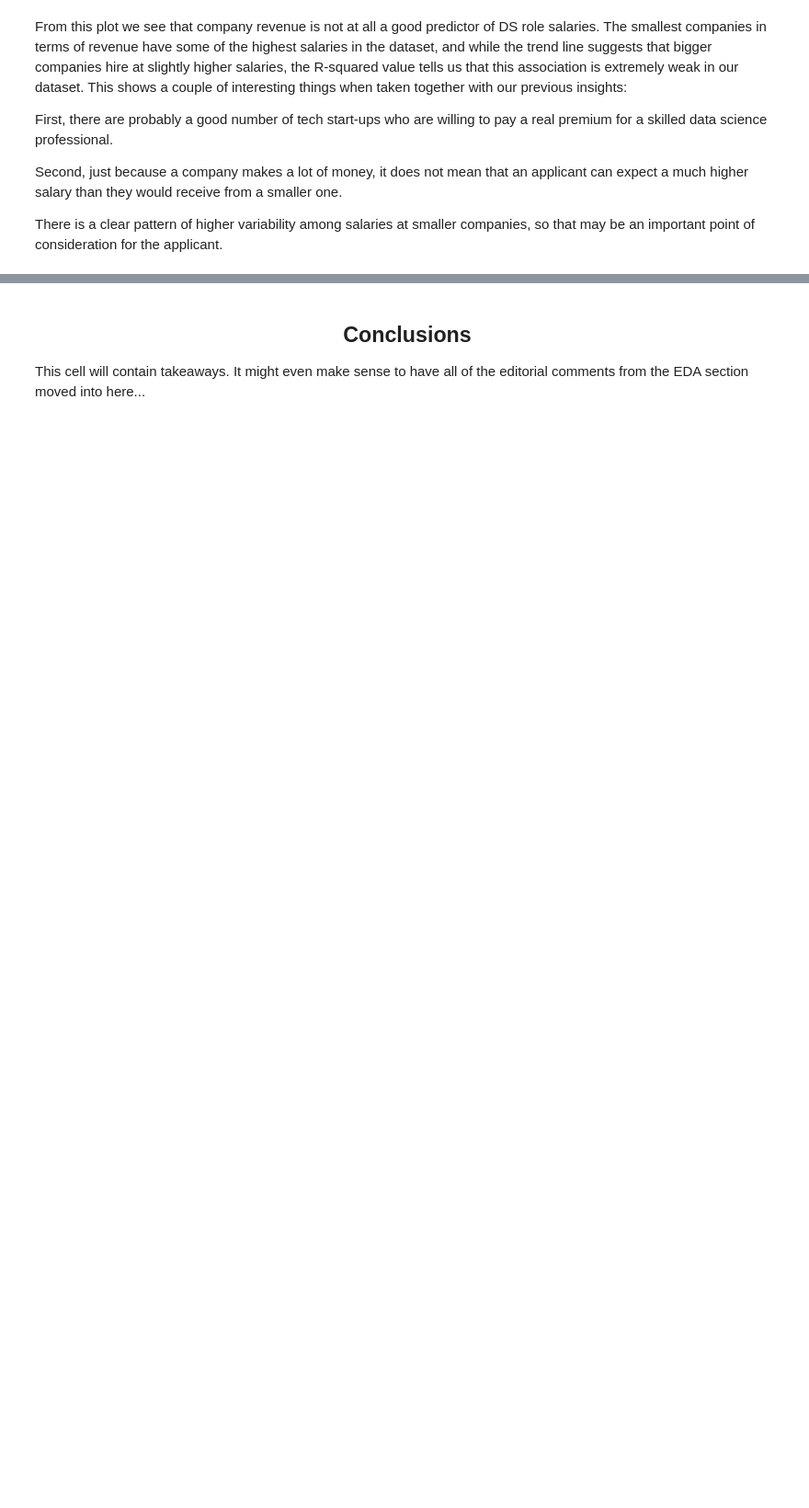
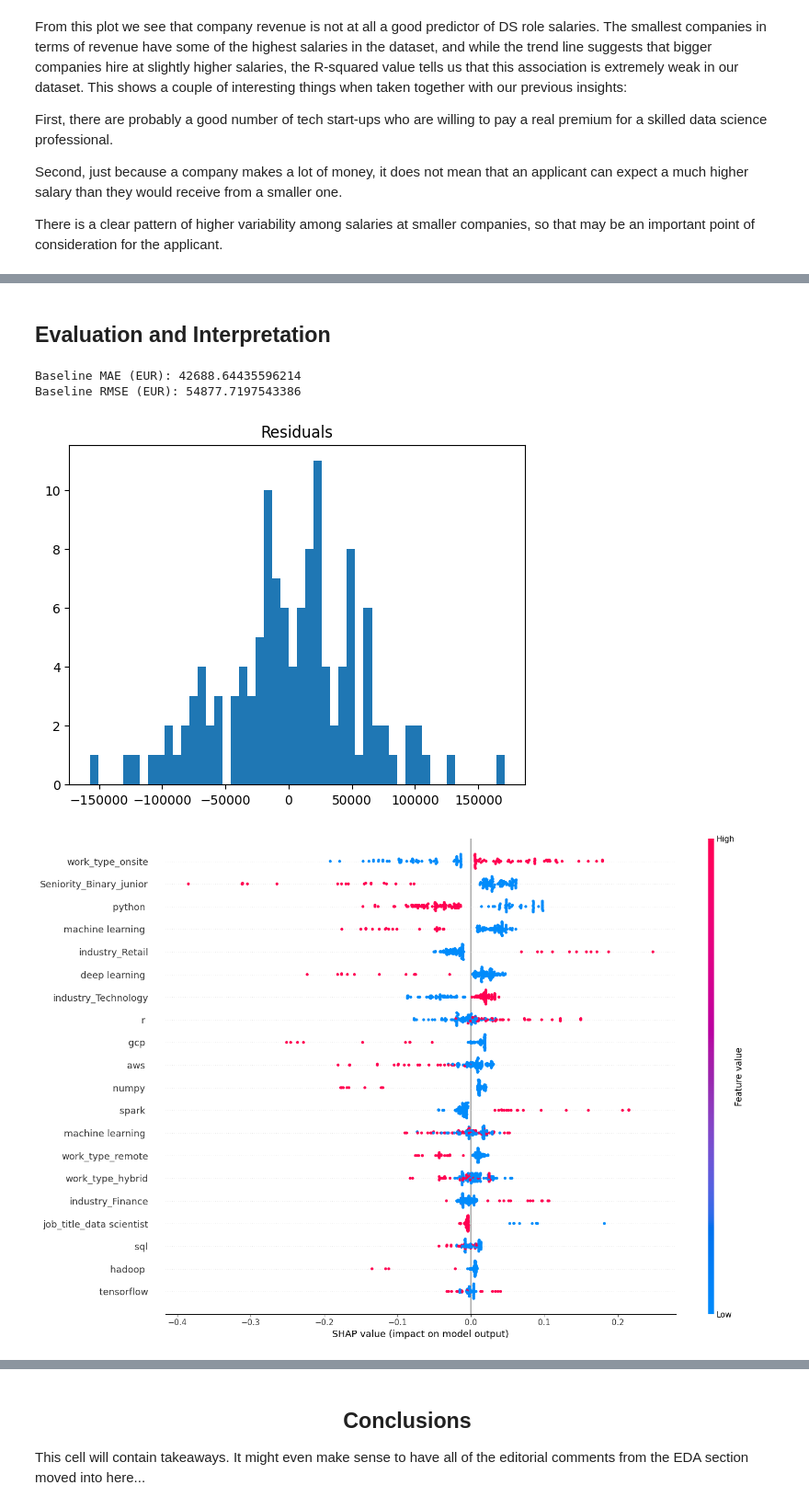
Before and after one commit to PirateWa1rus/PythonPractice, a Jupyter notebook: DSJobs/DSJobs_analysis.ipynb, the cells around one changed output, grey strips where cells are left out. Shown at 92% size. Cells and saved outputs as stored; diff of their text form; code cells hidden in the pictures; blank space fills up the shorter version.

Commit message:
got the streamlit app working. worked on debugging LightGBM model.

```diff
--- a/DSJobs/DSJobs_analysis.ipynb
+++ b/DSJobs/DSJobs_analysis.ipynb
@@ -836,0 +590,20 @@ input('Press enter to exit...')
+# %%
+# Categorical columns
+cat_cols = ['Seniority_Binary','work_type','industry', 'job_title']
+
+# Text column
+def skill_tokenizer(text):
+    return [t.strip().lower() for t in text.split('|') if t.strip()]
+
+
+skill_vectorizer = CountVectorizer(tokenizer=skill_tokenizer)
+
+## Transformers
+## one-hot encoding will convert categorical values into simple binary values in a sparse matrix
+cat_ohe = OneHotEncoder(handle_unknown='ignore', sparse_output=False)
+
+## preprocessor will apply our transformers to the selection criteria
+preprocessor = ColumnTransformer(transformers=[
+    ('cat', cat_ohe, cat_cols),
+    ('skills', skill_vectorizer, 'skills_parsed'),
+], remainder='drop', verbose=False)
@@ -836,0 +792,47 @@ input('Press enter to exit...')
+# %% [markdown]
+<h2>Evaluation and Interpretation</h2>
+# %%
+# Point estimate performance
+print("Baseline MAE (EUR):", mean_absolute_error(y_true, pred50))
+print("Baseline RMSE (EUR):", root_mean_squared_error(y_true, pred50))
+
+# Residual diagnostics
+residuals = y_true - pred50
+plt.hist(residuals, bins=50)
+plt.title("Residuals")
+plt.show()
+
+# SHAP for the median LightGBM model (q50)
+explainer = shap.TreeExplainer(q50)
+X_dense = X_test_trans.toarray()
+shap_vals = explainer.shap_values(X_dense)
+shap_dense = shap_vals[0] if isinstance(shap_vals, list) else shap_vals
+
+def get_feature_names(preprocessor):
+    feature_names = []
+
+    for name, transformer, columns in preprocessor.transformers_:
+        if name == 'remainder':
+            continue  # skip passthrough or dropped columns
+
+        if hasattr(transformer, 'get_feature_names_out'):
+            names = transformer.get_feature_names_out(columns)
+        elif hasattr(transformer, 'get_feature_names'):
+            names = transformer.get_feature_names()
+        else:
+            names = columns  # fallback
+
+        feature_names.extend(names)
+
+    return feature_names
+
+feature_names = get_feature_names(preprocessor)
+
+# For large transformed X, you may sample then plot summary
+
+shap.summary_plot(shap_dense, X_dense, feature_names=feature_names, plot_size=(15, 10), max_display=20)
+# %% [output]
+Baseline MAE (EUR): 42688.64435596214
+Baseline RMSE (EUR): 54877.7197543386
+[figure, added]
+[figure, added]
```
Also changed, not shown: parts of 21 cells of this notebook, 3 other files.
